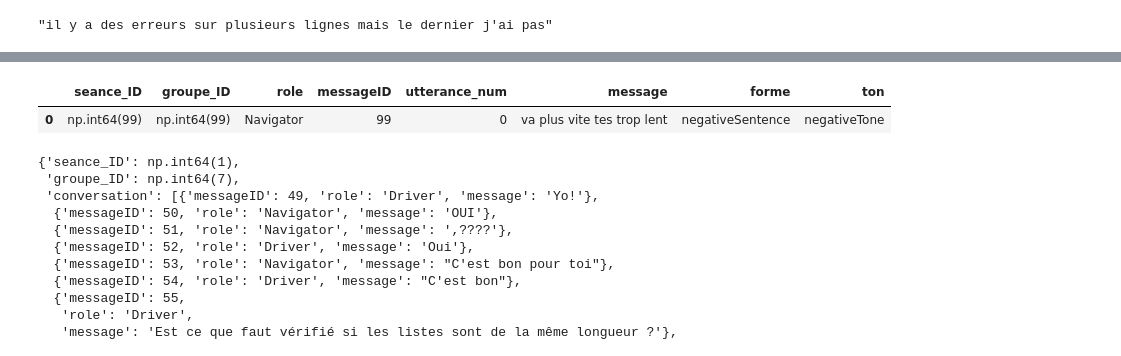
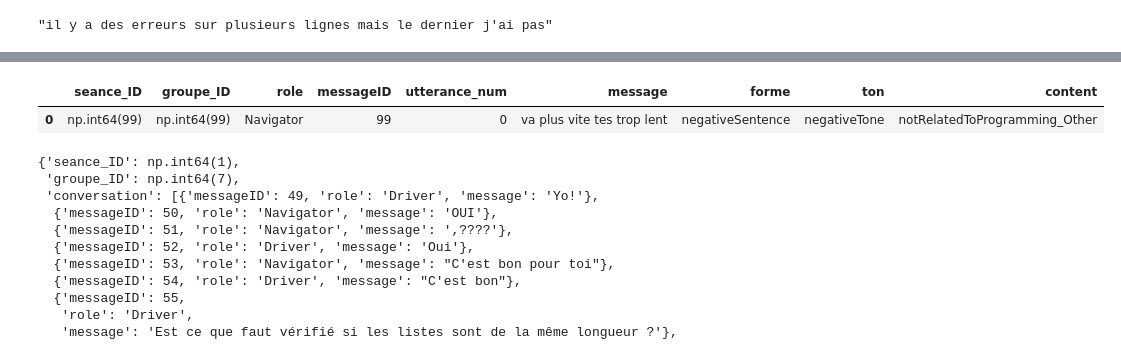
Before and after one commit to chloeboireaudevier/StageMIDL, a Jupyter notebook: automatisation_attributs.ipynb, the cells around one changed output, grey strips where cells are left out. Drawn from its saved outputs; the diff is of its cells as text; code cells hidden in the pictures.

```diff
--- a/automatisation_attributs.ipynb
+++ b/automatisation_attributs.ipynb
@@ -395,6 +377,6 @@ def convert_to_dataframe(list_of_json: list,
     out_df['utterance_num'] = out_df.groupby(['groupe_ID', 'messageID', 'role']).cumcount()
     # Sort the columns of the dataframe
     out_df = out_df[['seance_ID', 'groupe_ID', 'role',
-                           'messageID', 'utterance_num','message', label_columns[0],label_columns[1]]]
+                           'messageID', 'utterance_num','message', label_columns[0],label_columns[1],label_columns[2]]]
     return out_df
 # %%
@@ -489,9 +470,9 @@ RateLimitError: Error code: 429 - {'error': {'message': 'Rate limit reached for
 # %%
-#out_test_df = convert_to_dataframe(test_df, [LABEL_COLUMN_1,LABEL_COLUMN_2])
-#out_test_df
+out_test_df = convert_to_dataframe(test_df, [LABEL_COLUMN_1,LABEL_COLUMN_2,LABEL_COLUMN_3])
+out_test_df
 # %% [output]
-|  | seance_ID | groupe_ID | role | messageID | utterance_num | message | forme | ton |
-| 0 | np.int64(99) | np.int64(99) | Navigator | 99 | 0 | va plus vite tes trop lent | negativeSentence | negativeTone |
+|  | seance_ID | groupe_ID | role | messageID | utterance_num | message | forme | ton | content |
+| 0 | np.int64(99) | np.int64(99) | Navigator | 99 | 0 | va plus vite tes trop lent | negativeSentence | negativeTone | notRelatedToProgramming_Other |
 # %%
 conversations_dict[6]
 # %% [output]
```
Also changed, not shown: parts of 13 cells of this notebook, 6 other files.
